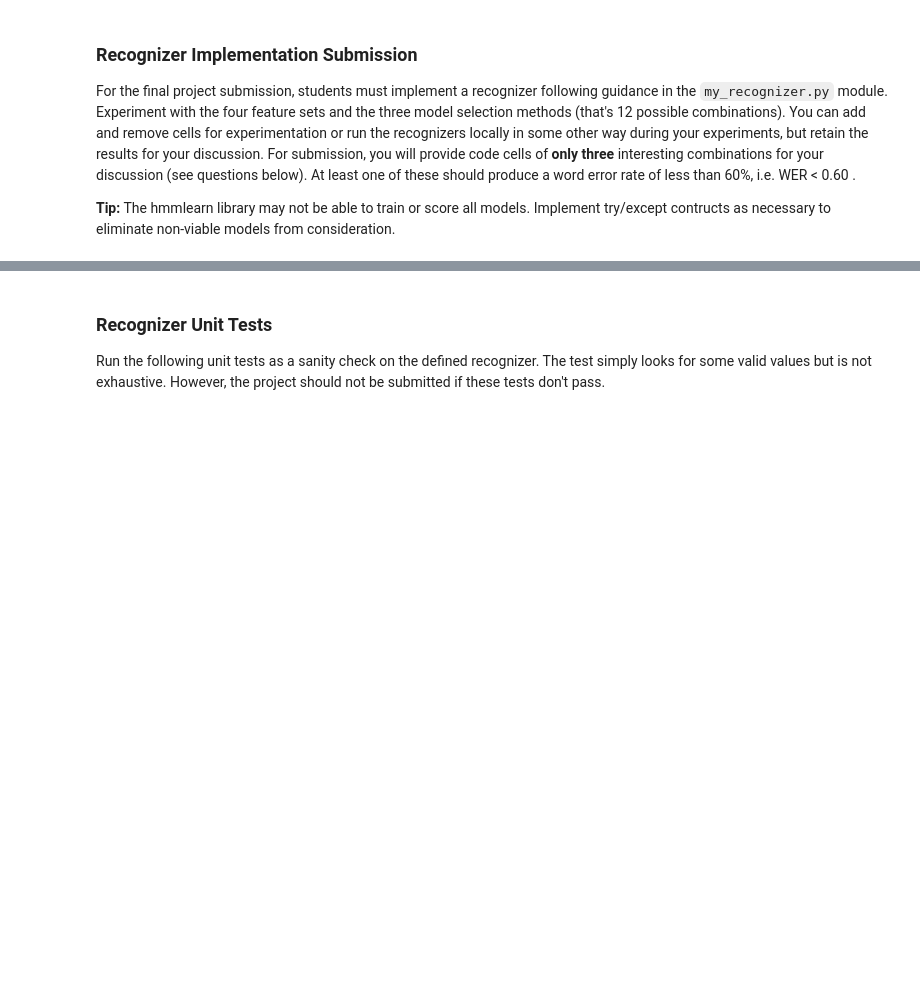
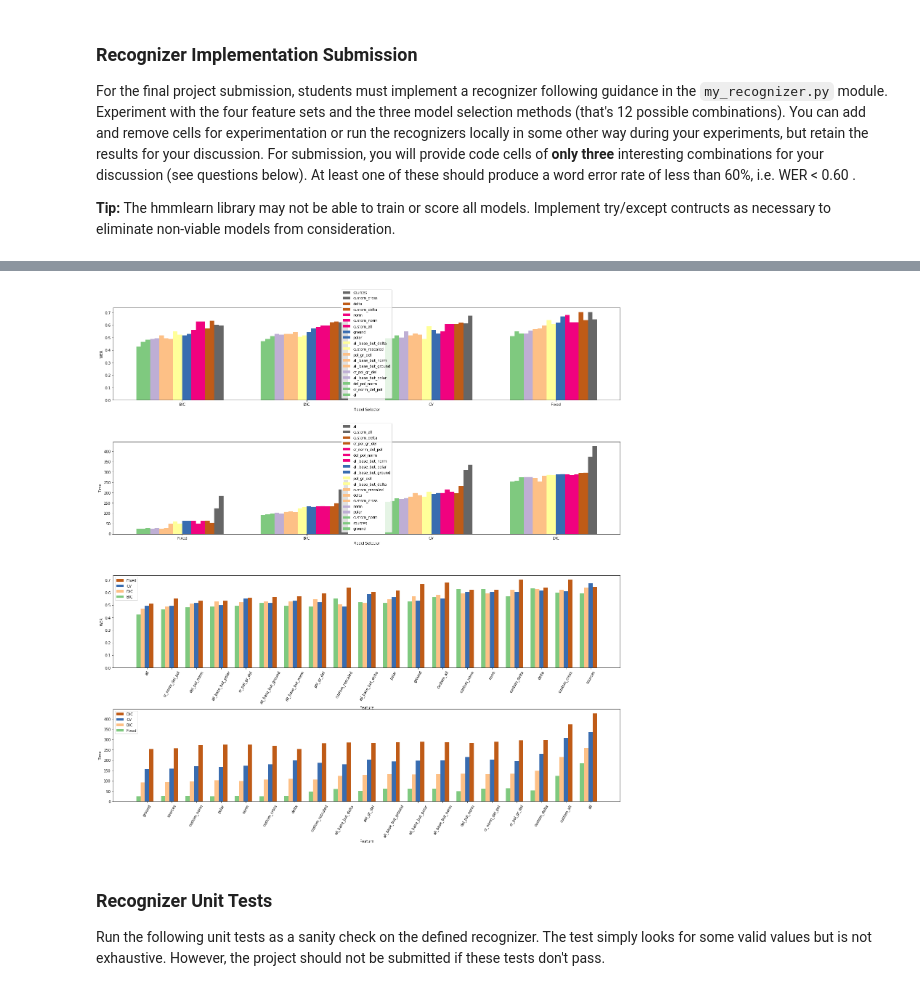
Before and after one commit to sabau/AIND-Recognizer, a Jupyter notebook: asl_recognizer.ipynb, the cells around one changed output, grey strips where cells are left out. Saved outputs shown, nothing was run; the diff lists cells and outputs as text; code cells hidden in the pictures; blank space fills up the shorter version.

Commit message:
new data and running fixes

```diff
--- a/asl_recognizer.ipynb
+++ b/asl_recognizer.ipynb
@@ -733,7 +705,8 @@ fig = plt.figure(figsize=(16, 6))
 s = fig.add_subplot(121)
 t = fig.add_subplot(122)
 
-def barplot(ax, dpoints, ylabel, xlabel):
+def barplot(ax, data_points, ylabel, xlabel):
+    dpoints = np.array(data_points)
     space = 0.3
     # plt.setp(plt.xticks()[1], rotation=90)
     # Aggregate the conditions and the categories according to their
@@ -838,7 +811,4 @@ from asl_utils import show_errors
 import json
-# %%
-# Static initialization to test visualization and to train ngram with probabilities
-probs = json.load(open('ngram/prob.json'))
 # %%
 # set of models and selectors
 model_selectors = {
@@ -872,13 +850,4 @@ feature_set = {
 # %%
-time_list = []
-wer_list = []
-
-i_time_list = []
-i_wer_list = []
-
-probs = {}
-guess = {}
-
 res_table = pd.DataFrame(columns=["Fixed", "CV", "BIC", "DIC"])
 
 for f in feature_set:
@@ -898,7 +867,7 @@ for f in feature_set:
         probs[f][m] = probabilities
         guess[f][m] = guesses
         duration = timeit.default_timer()-start
-        word_error_rate = wer(guesses, test_set)
+        word_error_rate = wer_calc(guesses, test_set)
 
         wer_table.append(word_error_rate)
         time_list.append([f, m, duration])
@@ -1024,3 +1044,21 @@ With the alpha parameter set to 1.5 the **wer** dropped down to 0.42, starting f
+# %%
+fig = plt.figure(figsize=(25, 25))
+wer = fig.add_subplot(411)
+time = fig.add_subplot(412)
+iwer = fig.add_subplot(413)
+itime = fig.add_subplot(414)
+
+barplot(wer, wer_list, "WER", "Model Selector")
+barplot(time, time_list, "Time", "Model Selector")
+barplot(iwer, i_wer_list, "WER", "Feature")
+barplot(itime, i_time_list, "Time", "Feature")
+plt.setp(iwer.get_xticklabels(), rotation=60)
+plt.setp(itime.get_xticklabels(), rotation=60)
+plt.subplots_adjust(hspace=0.45)
+
+plt.show()
+# %% [output]
+[figure, added]
 # %% [markdown]
 <a id='part3_test'></a>
 ### Recognizer Unit Tests
```
Also changed, not shown: parts of 26 cells of this notebook, 7 other files.
